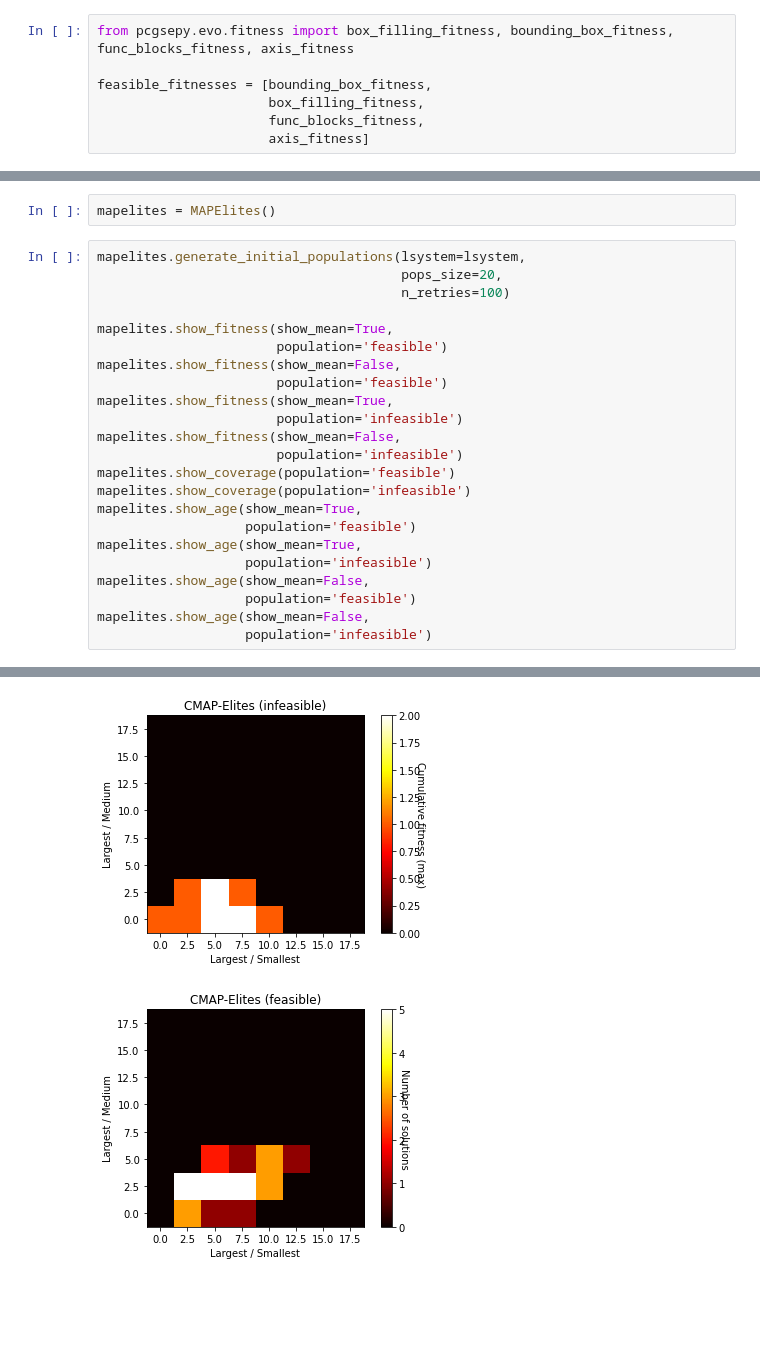
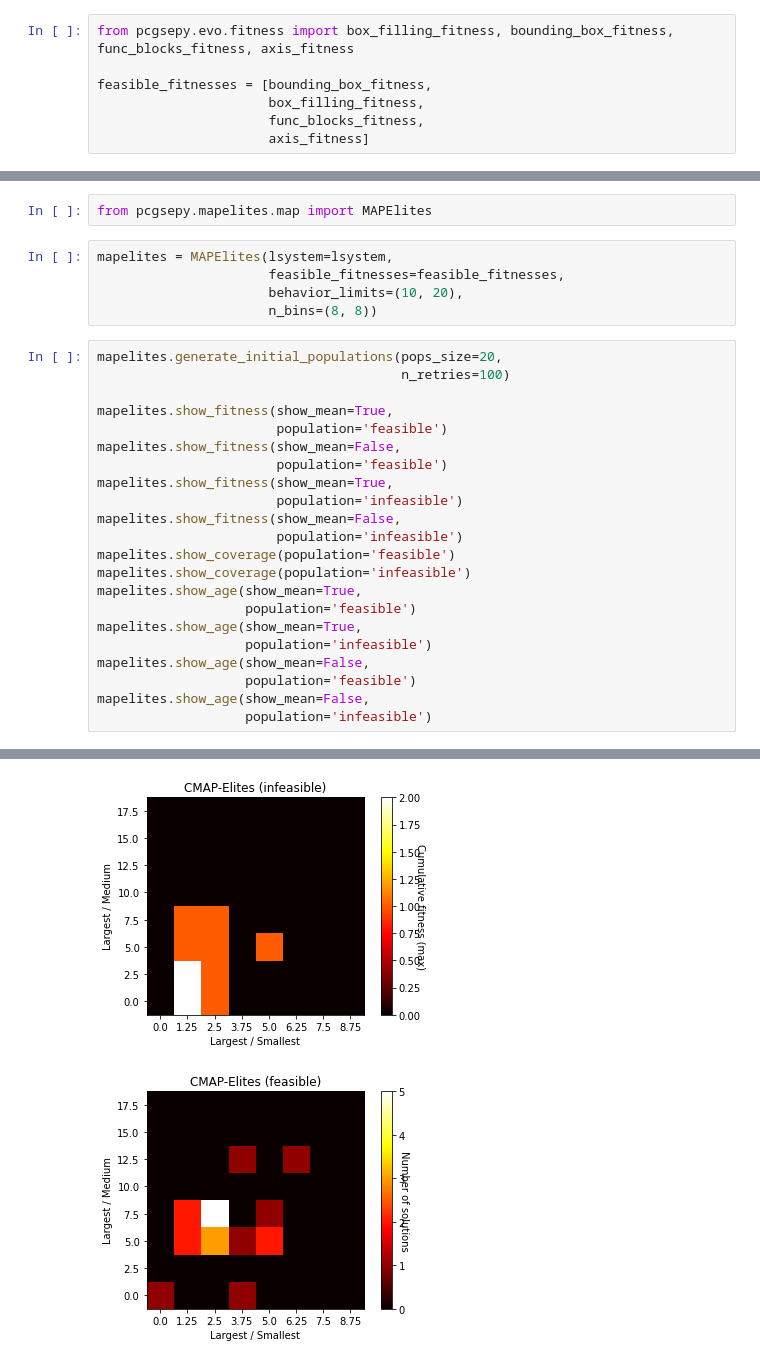
Before and after one commit to arayabrain/space-engineers-ai-spaceship-generator, a Jupyter notebook: icmap-elites/cmap-elites-demo.ipynb, the cells around one changed output, grey strips where cells are left out. Cells and saved outputs as stored; diff of their text form; blank space fills up the shorter version.

Commit message:
Integrate CMAP-Elites, initial Dash webapp
Integrate the classes&methods for CMAP-Elites into PCGSEPy, add a simple Dash webapp to the demo.

```diff
--- a/icmap-elites/cmap-elites-demo.ipynb
+++ b/icmap-elites/cmap-elites-demo.ipynb
@@ -604,8 +188,12 @@ class MAPElites:
+# %%
+from pcgsepy.mapelites.map import MAPElites
 # %%
-mapelites = MAPElites()
+mapelites = MAPElites(lsystem=lsystem,
+                      feasible_fitnesses=feasible_fitnesses,
+                      behavior_limits=(10, 20),
+                      n_bins=(8, 8))
 # %%
-mapelites.generate_initial_populations(lsystem=lsystem,
-                                       pops_size=20,
+mapelites.generate_initial_populations(pops_size=20,
                                        n_retries=100)
 
 mapelites.show_fitness(show_mean=True,
@@ -633,2 +221,2 @@ mapelites.show_age(show_mean=False,
-[figure, old version]
+[figure, new version]
-[figure, old version]
+[figure, new version]
```
Also changed, not shown: parts of 10 cells of this notebook, 4 other files.
